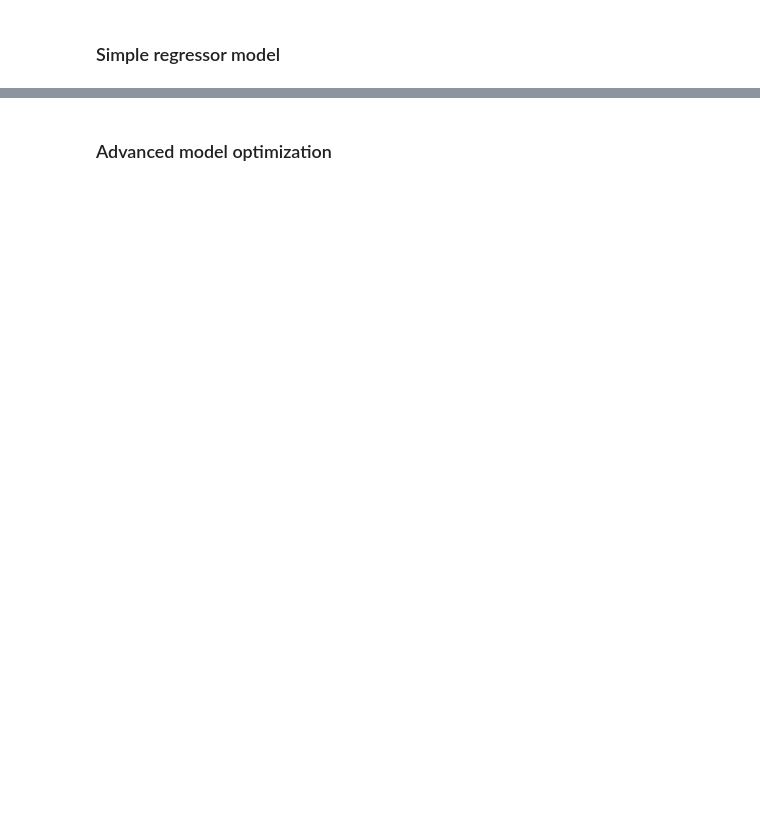
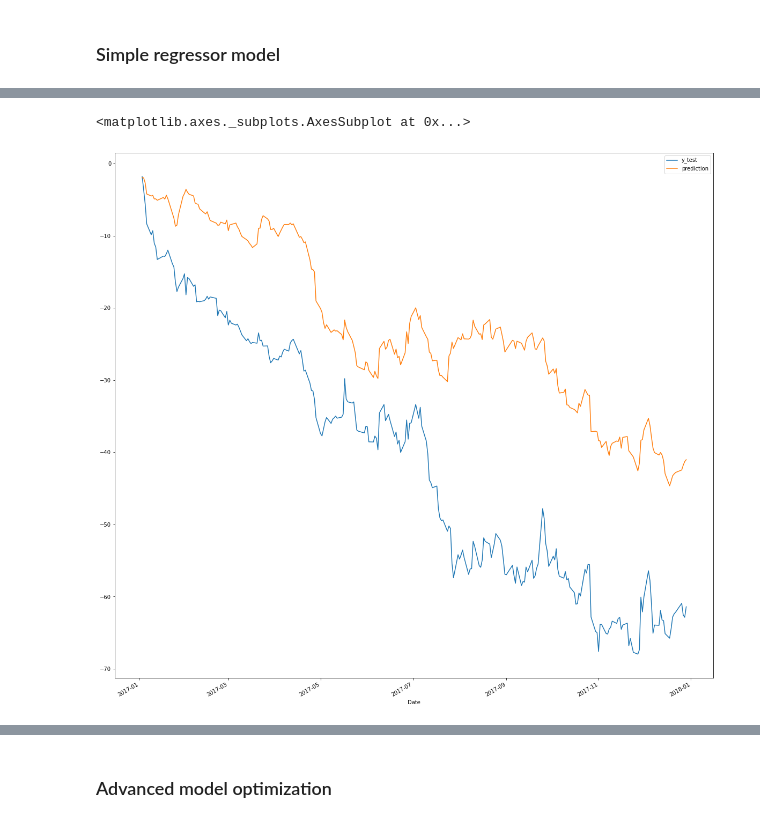
Before and after one commit to CapronYoan/Facebook_ML_shares_predictions, a Jupyter notebook: Facebook shares predictions with machine learning.ipynb, the cells around one changed output, grey strips where cells are left out. Saved outputs shown, nothing was run; the diff lists cells and outputs as text; code cells hidden in the pictures; blank space fills up the shorter version.

Commit message:
add comparison and execute

```diff
--- a/Facebook shares predictions with machine learning.ipynb
+++ b/Facebook shares predictions with machine learning.ipynb
@@ -64,3 +83,9 @@ comparison.plot(figsize=(20, 20))
+# %%
+# Cumulate model prediction result in front of keep Facebook shares
+comparison.cumsum().plot(figsize=(20, 20))
+# %% [output]
+<matplotlib.axes._subplots.AxesSubplot at 0x...>
+[figure, added]
 # %%
 # Verify if the model is overfitted or underfitted with learning curve
 from sklearn.model_selection import learning_curve
```
Also changed, not shown: parts of 15 cells of this notebook.
